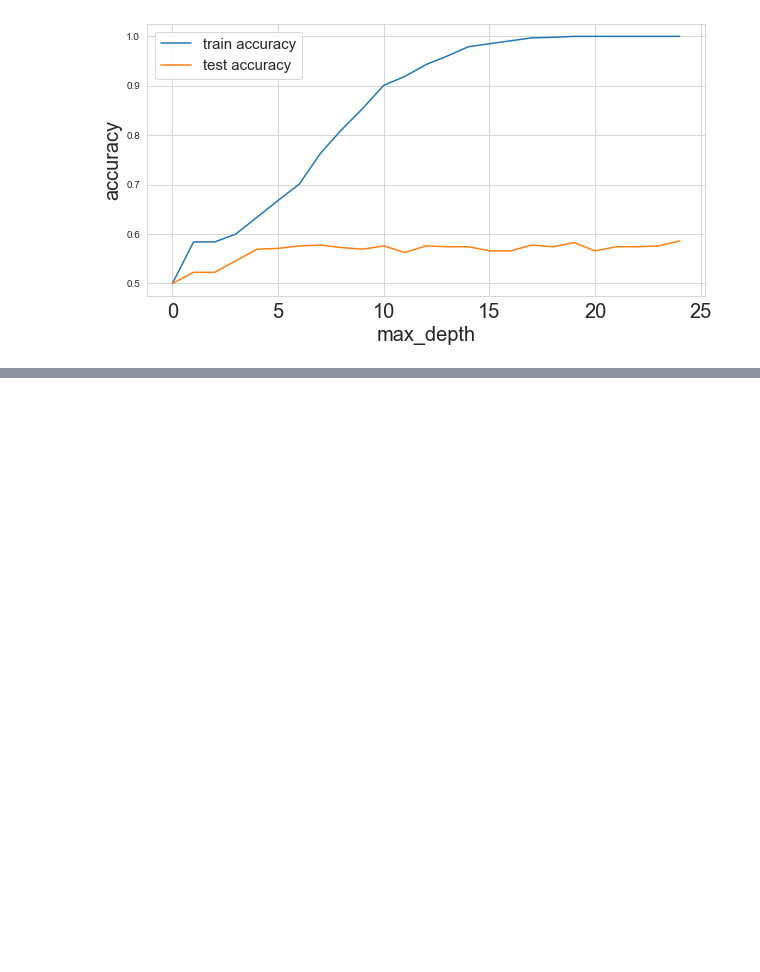
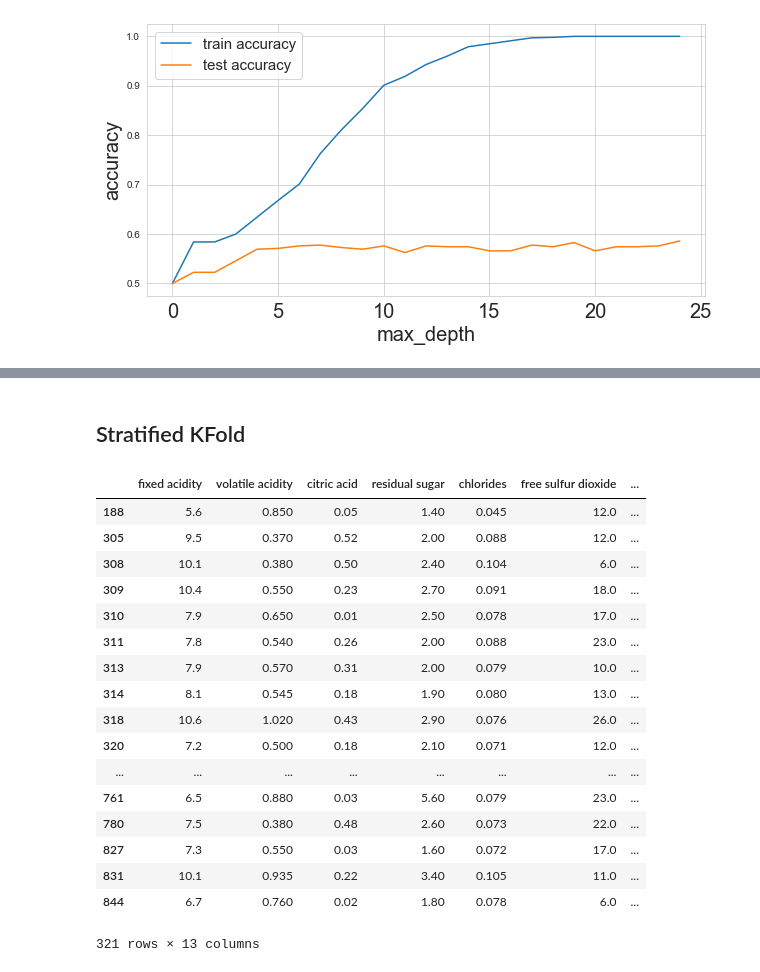
Before and after one commit to manessaraj/MachineLearningSomeConcepts, a Jupyter notebook: Cross Validation.ipynb, the cells around one changed output, grey strips where cells are left out. Saved outputs shown, nothing was run; the diff lists cells and outputs as text; code cells hidden in the pictures; blank space fills up the shorter version.

```diff
--- a/Cross Validation.ipynb
+++ b/Cross Validation.ipynb
@@ -148,0 +201,2 @@ This will raise an exception in 3.3.
+# %% [markdown]
+## Stratified KFold
@@ -148,0 +222,21 @@ This will raise an exception in 3.3.
+# %%
+df[df['kfold'] == 1]
+# %% [output]
+|  | fixed acidity | volatile acidity | citric acid | residual sugar | chlorides | free sulfur dioxide | ... |
+| 188 | 5.6 | 0.850 | 0.05 | 1.40 | 0.045 | 12.0 | ... |
+| 305 | 9.5 | 0.370 | 0.52 | 2.00 | 0.088 | 12.0 | ... |
+| 308 | 10.1 | 0.380 | 0.50 | 2.40 | 0.104 | 6.0 | ... |
+| 309 | 10.4 | 0.550 | 0.23 | 2.70 | 0.091 | 18.0 | ... |
+| 310 | 7.9 | 0.650 | 0.01 | 2.50 | 0.078 | 17.0 | ... |
+| 311 | 7.8 | 0.540 | 0.26 | 2.00 | 0.088 | 23.0 | ... |
+| 313 | 7.9 | 0.570 | 0.31 | 2.00 | 0.079 | 10.0 | ... |
+| 314 | 8.1 | 0.545 | 0.18 | 1.90 | 0.080 | 13.0 | ... |
+| 318 | 10.6 | 1.020 | 0.43 | 2.90 | 0.076 | 26.0 | ... |
+| 320 | 7.2 | 0.500 | 0.18 | 2.10 | 0.071 | 12.0 | ... |
+| ... | ... | ... | ... | ... | ... | ... | ... |
+| 761 | 6.5 | 0.880 | 0.03 | 5.60 | 0.079 | 23.0 | ... |
+| 780 | 7.5 | 0.380 | 0.48 | 2.60 | 0.073 | 22.0 | ... |
+| 827 | 7.3 | 0.550 | 0.03 | 1.60 | 0.072 | 17.0 | ... |
+| 831 | 10.1 | 0.935 | 0.22 | 3.40 | 0.105 | 11.0 | ... |
+| 844 | 6.7 | 0.760 | 0.02 | 1.80 | 0.078 | 6.0 | ... |
+321 rows × 13 columns
```
Also changed, not shown: parts of 13 cells of this notebook.
